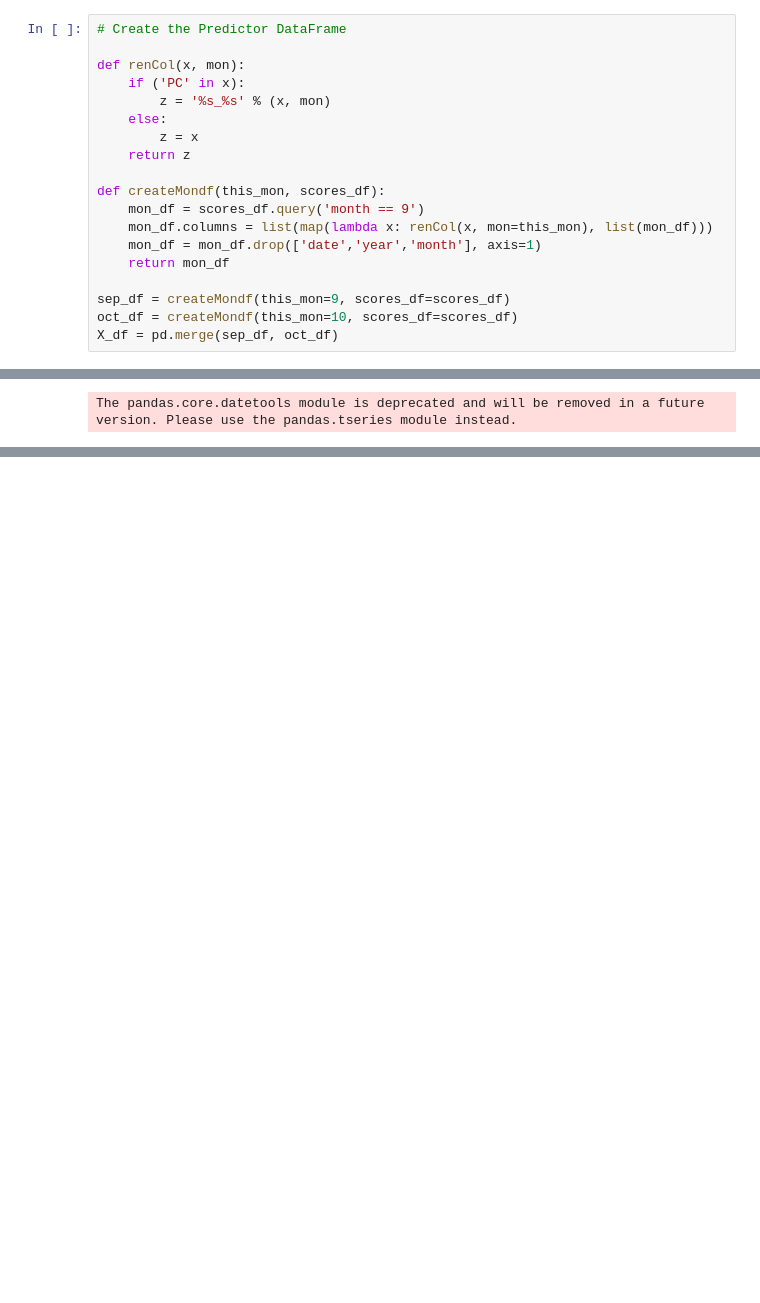
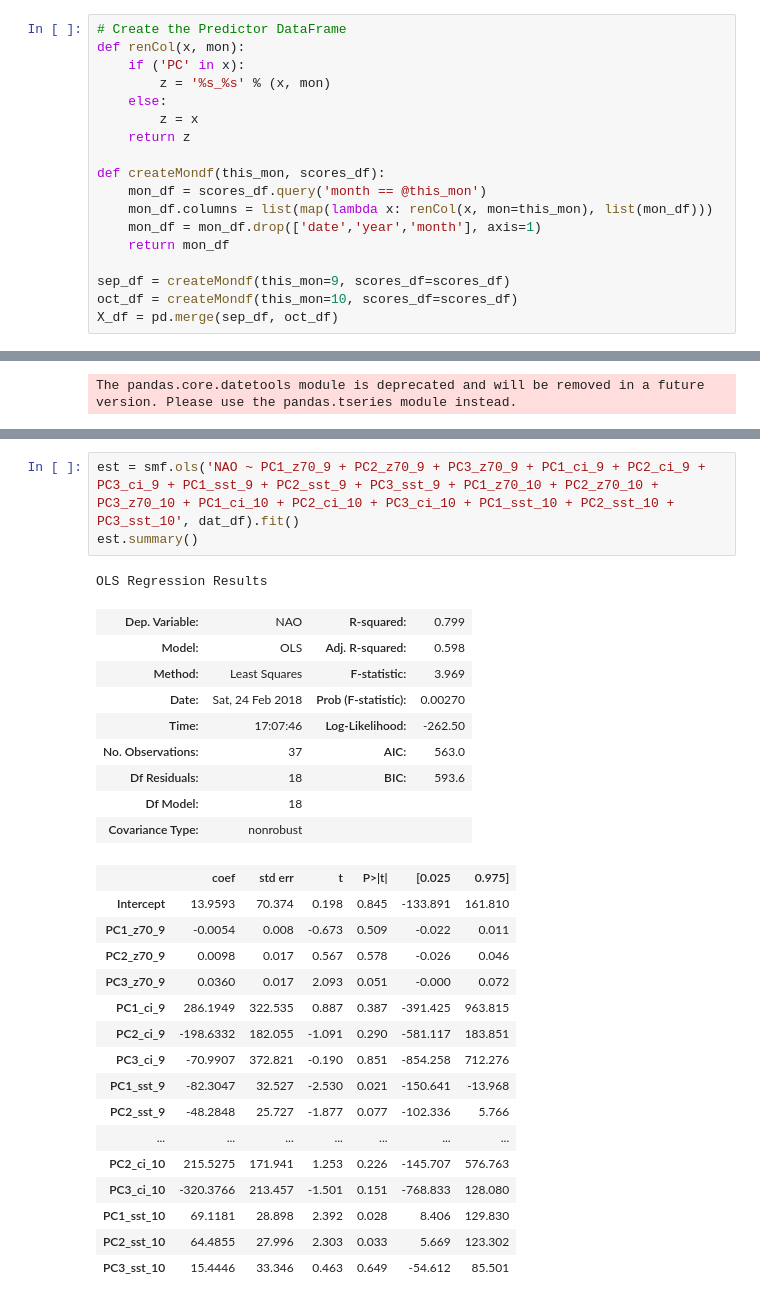
Before and after one commit to panhypersebastos/winter_predictor, a Jupyter notebook: era-int_NAO_prediction.ipynb, the cells around one changed output, grey strips where cells are left out. Saved outputs shown, nothing was run; the diff lists cells and outputs as text; blank space fills up the shorter version.

```diff
--- a/era-int_NAO_prediction.ipynb
+++ b/era-int_NAO_prediction.ipynb
@@ -235,6 +263,5 @@ scores_df.tail()
 # %%
 # Create the Predictor DataFrame
-
 def renCol(x, mon):
     if ('PC' in x):
         z = '%s_%s' % (x, mon)
@@ -243,7 +270,7 @@ def renCol(x, mon):
     return z
 
 def createMondf(this_mon, scores_df):
-    mon_df = scores_df.query('month == 9')
+    mon_df = scores_df.query('month == @this_mon')
     mon_df.columns = list(map(lambda x: renCol(x, mon=this_mon), list(mon_df)))
     mon_df = mon_df.drop(['date','year','month'], axis=1)
     return mon_df
@@ -279,0 +367,30 @@ est.summary()
+# %%
+est = smf.ols('NAO ~ PC1_z70_9 + PC2_z70_9 + PC3_z70_9 + PC1_ci_9 + PC2_ci_9 + PC3_ci_9 + PC1_sst_9 + PC2_sst_9 + PC3_sst_9 + PC1_z70_10 + PC2_z70_10 + PC3_z70_10 + PC1_ci_10 + PC2_ci_10 + PC3_ci_10 + PC1_sst_10 + PC2_sst_10 + PC3_sst_10', dat_df).fit()
+est.summary()
+# %% [output]
+OLS Regression Results
+| Dep. Variable: | NAO | R-squared: | 0.799 |
+| Model: | OLS | Adj. R-squared: | 0.598 |
+| Method: | Least Squares | F-statistic: | 3.969 |
+| Date: | Sat, 24 Feb 2018 | Prob (F-statistic): | 0.00270 |
+| Time: | 17:07:46 | Log-Likelihood: | -262.50 |
+| No. Observations: | 37 | AIC: | 563.0 |
+| Df Residuals: | 18 | BIC: | 593.6 |
+| Df Model: | 18 |  |  |
+| Covariance Type: | nonrobust |  |  |
+|  | coef | std err | t | P>|t| | [0.025 | 0.975] |
+| Intercept | 13.9593 | 70.374 | 0.198 | 0.845 | -133.891 | 161.810 |
+| PC1_z70_9 | -0.0054 | 0.008 | -0.673 | 0.509 | -0.022 | 0.011 |
+| PC2_z70_9 | 0.0098 | 0.017 | 0.567 | 0.578 | -0.026 | 0.046 |
+| PC3_z70_9 | 0.0360 | 0.017 | 2.093 | 0.051 | -0.000 | 0.072 |
+| PC1_ci_9 | 286.1949 | 322.535 | 0.887 | 0.387 | -391.425 | 963.815 |
+| PC2_ci_9 | -198.6332 | 182.055 | -1.091 | 0.290 | -581.117 | 183.851 |
+| PC3_ci_9 | -70.9907 | 372.821 | -0.190 | 0.851 | -854.258 | 712.276 |
+| PC1_sst_9 | -82.3047 | 32.527 | -2.530 | 0.021 | -150.641 | -13.968 |
+| PC2_sst_9 | -48.2848 | 25.727 | -1.877 | 0.077 | -102.336 | 5.766 |
+| ... | ... | ... | ... | ... | ... | ... |
+| PC2_ci_10 | 215.5275 | 171.941 | 1.253 | 0.226 | -145.707 | 576.763 |
+| PC3_ci_10 | -320.3766 | 213.457 | -1.501 | 0.151 | -768.833 | 128.080 |
+| PC1_sst_10 | 69.1181 | 28.898 | 2.392 | 0.028 | 8.406 | 129.830 |
+| PC2_sst_10 | 64.4855 | 27.996 | 2.303 | 0.033 | 5.669 | 123.302 |
+| PC3_sst_10 | 15.4446 | 33.346 | 0.463 | 0.649 | -54.612 | 85.501 |
```
Also changed, not shown: parts of 29 cells of this notebook, 1 other file.
